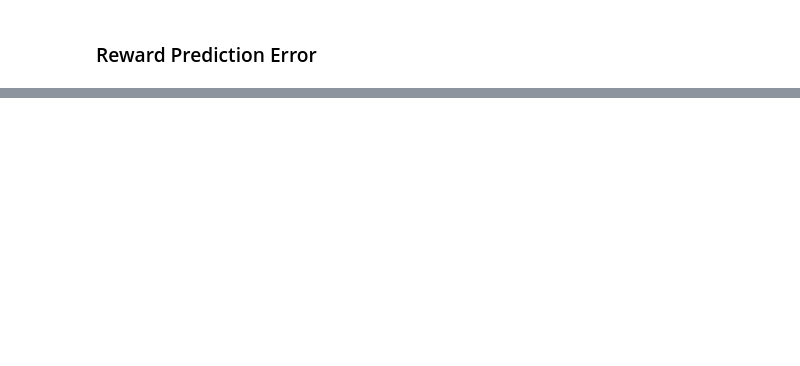
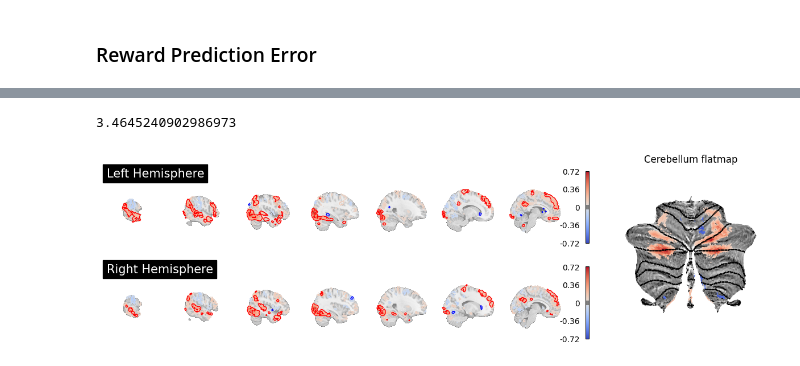
Before and after one commit to hspopal/scon_social_reward, a Jupyter notebook: code/neuron_code/rl_2nd_level.ipynb, the cells around one changed output, grey strips where cells are left out. Cells and saved outputs as stored; diff of their text form; code cells hidden in the pictures; blank space fills up the shorter version.

```diff
--- a/code/neuron_code/rl_2nd_level.ipynb
+++ b/code/neuron_code/rl_2nd_level.ipynb
@@ -194,0 +205,7 @@ plot_transparent_threshold(filename, thresh=.05)
+# %%
+filename = 'not_asd_SR_RPE_abs'
+
+plot_transparent_threshold(filename, thresh=.05, mc_alpha=0.005)
+# %% [output]
+3.4645240902986973
+[figure, added]
```
Also changed, not shown: parts of 4 cells of this notebook, 3 other files.
